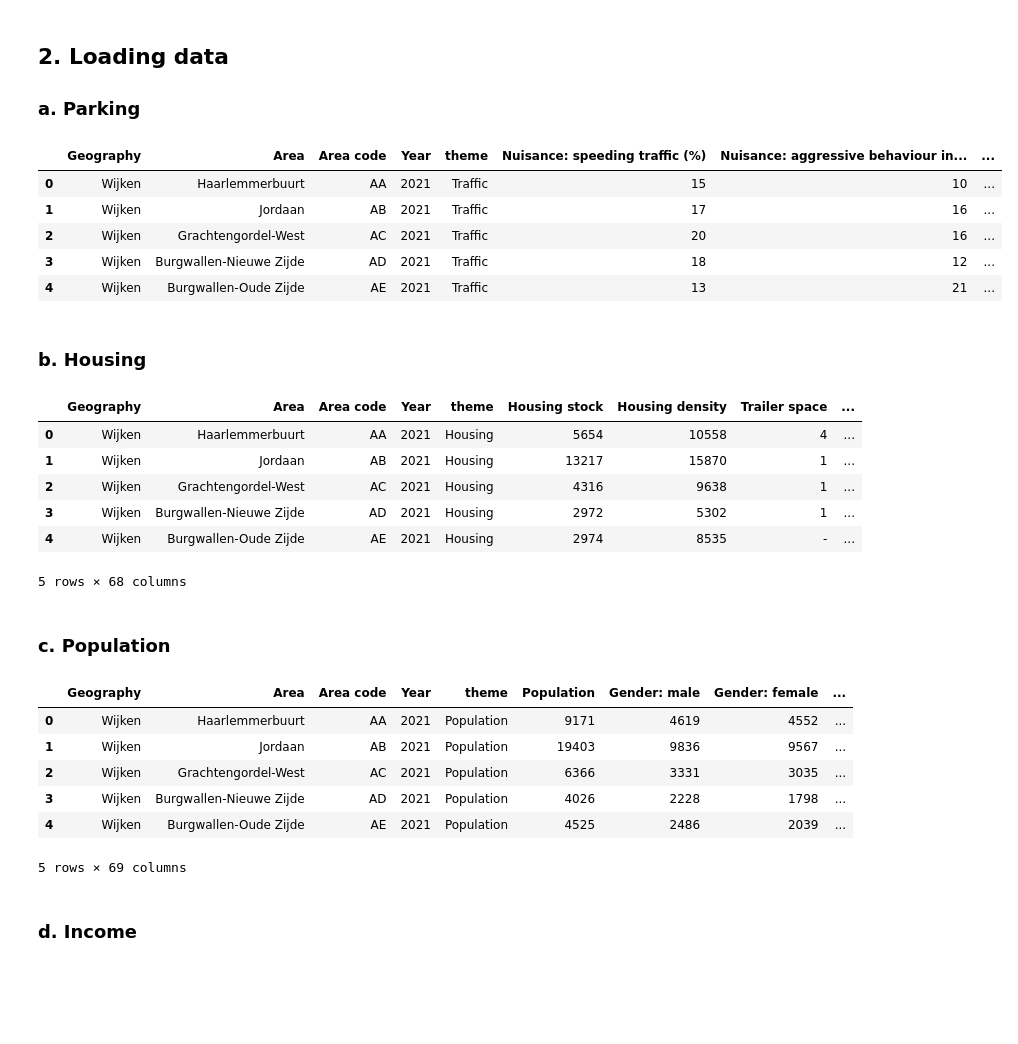
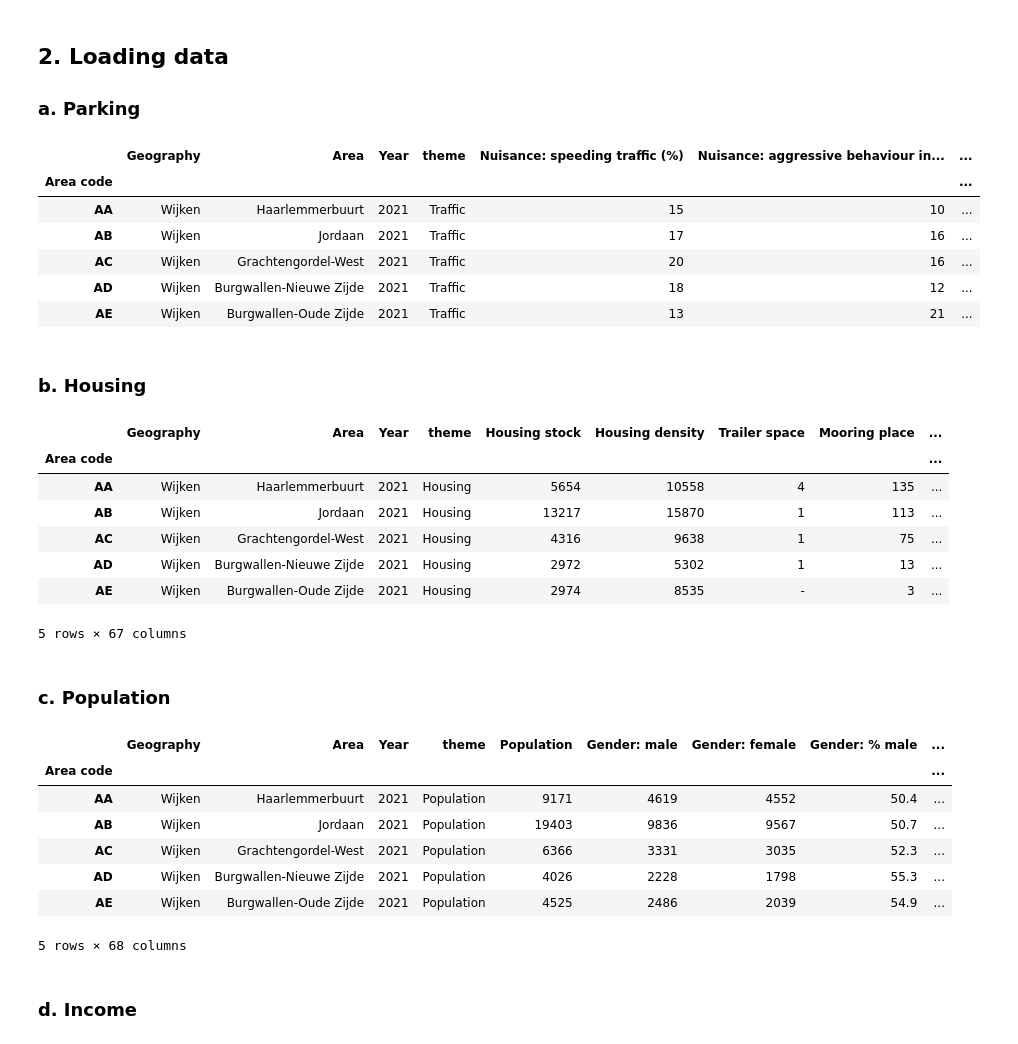
Before and after one commit to mannan272/data1, a Jupyter notebook: hackathon/team13.ipynb, the cells around one changed output. Drawn from its saved outputs; the diff is of its cells as text; code cells hidden in the pictures; blank space fills up the shorter version.

```diff
--- a/hackathon/team13.ipynb
+++ b/hackathon/team13.ipynb
@@ -26,43 +26,46 @@ import matplotlib.pyplot as plt
 
 ### a. Parking
 # %%
-df_parking = pd.read_excel('data/Traffic.xlsx','data')
+df_parking = pd.read_excel('data/Traffic.xlsx','data',index_col = 'Area code')
 
 df_parking.head()
 # %% [output]
-|  | Geography | Area | Area code | Year | theme | Nuisance: speeding traffic (%) | Nuisance: aggressive behaviour in... | ... |
-| 0 | Wijken | Haarlemmerbuurt | AA | 2021 | Traffic | 15 | 10 | ... |
-| 1 | Wijken | Jordaan | AB | 2021 | Traffic | 17 | 16 | ... |
-| 2 | Wijken | Grachtengordel-West | AC | 2021 | Traffic | 20 | 16 | ... |
-| 3 | Wijken | Burgwallen-Nieuwe Zijde | AD | 2021 | Traffic | 18 | 12 | ... |
-| 4 | Wijken | Burgwallen-Oude Zijde | AE | 2021 | Traffic | 13 | 21 | ... |
+|  | Geography | Area | Year | theme | Nuisance: speeding traffic (%) | Nuisance: aggressive behaviour in... | ... |
+| Area code |  |  |  |  |  |  | ... |
+| AA | Wijken | Haarlemmerbuurt | 2021 | Traffic | 15 | 10 | ... |
+| AB | Wijken | Jordaan | 2021 | Traffic | 17 | 16 | ... |
+| AC | Wijken | Grachtengordel-West | 2021 | Traffic | 20 | 16 | ... |
+| AD | Wijken | Burgwallen-Nieuwe Zijde | 2021 | Traffic | 18 | 12 | ... |
+| AE | Wijken | Burgwallen-Oude Zijde | 2021 | Traffic | 13 | 21 | ... |
 # %% [markdown]
 ### b. Housing
 # %%
-df_housing = pd.read_excel('data/Housing.xlsx','data')
+df_housing = pd.read_excel('data/Housing.xlsx','data',index_col = 'Area code')
 
 df_housing.head()
 # %% [output]
-|  | Geography | Area | Area code | Year | theme | Housing stock | Housing density | Trailer space | ... |
-| 0 | Wijken | Haarlemmerbuurt | AA | 2021 | Housing | 5654 | 10558 | 4 | ... |
-| 1 | Wijken | Jordaan | AB | 2021 | Housing | 13217 | 15870 | 1 | ... |
-| 2 | Wijken | Grachtengordel-West | AC | 2021 | Housing | 4316 | 9638 | 1 | ... |
-| 3 | Wijken | Burgwallen-Nieuwe Zijde | AD | 2021 | Housing | 2972 | 5302 | 1 | ... |
-| 4 | Wijken | Burgwallen-Oude Zijde | AE | 2021 | Housing | 2974 | 8535 | - | ... |
+|  | Geography | Area | Year | theme | Housing stock | Housing density | Trailer space | Mooring place | ... |
+| Area code |  |  |  |  |  |  |  |  | ... |
+| AA | Wijken | Haarlemmerbuurt | 2021 | Housing | 5654 | 10558 | 4 | 135 | ... |
+| AB | Wijken | Jordaan | 2021 | Housing | 13217 | 15870 | 1 | 113 | ... |
+| AC | Wijken | Grachtengordel-West | 2021 | Housing | 4316 | 9638 | 1 | 75 | ... |
+| AD | Wijken | Burgwallen-Nieuwe Zijde | 2021 | Housing | 2972 | 5302 | 1 | 13 | ... |
+| AE | Wijken | Burgwallen-Oude Zijde | 2021 | Housing | 2974 | 8535 | - | 3 | ... |
-5 rows × 68 columns
+5 rows × 67 columns
 # %% [markdown]
 ### c. Population
 # %%
-df_population = pd.read_excel('data/Population.xlsx','data')
+df_population = pd.read_excel('data/Population.xlsx','data',index_col = 'Area code')
 df_population.head()
 # %% [output]
-|  | Geography | Area | Area code | Year | theme | Population | Gender: male | Gender: female | ... |
-| 0 | Wijken | Haarlemmerbuurt | AA | 2021 | Population | 9171 | 4619 | 4552 | ... |
-| 1 | Wijken | Jordaan | AB | 2021 | Population | 19403 | 9836 | 9567 | ... |
-| 2 | Wijken | Grachtengordel-West | AC | 2021 | Population | 6366 | 3331 | 3035 | ... |
-| 3 | Wijken | Burgwallen-Nieuwe Zijde | AD | 2021 | Population | 4026 | 2228 | 1798 | ... |
-| 4 | Wijken | Burgwallen-Oude Zijde | AE | 2021 | Population | 4525 | 2486 | 2039 | ... |
+|  | Geography | Area | Year | theme | Population | Gender: male | Gender: female | Gender: % male | ... |
+| Area code |  |  |  |  |  |  |  |  | ... |
+| AA | Wijken | Haarlemmerbuurt | 2021 | Population | 9171 | 4619 | 4552 | 50.4 | ... |
+| AB | Wijken | Jordaan | 2021 | Population | 19403 | 9836 | 9567 | 50.7 | ... |
+| AC | Wijken | Grachtengordel-West | 2021 | Population | 6366 | 3331 | 3035 | 52.3 | ... |
+| AD | Wijken | Burgwallen-Nieuwe Zijde | 2021 | Population | 4026 | 2228 | 1798 | 55.3 | ... |
+| AE | Wijken | Burgwallen-Oude Zijde | 2021 | Population | 4525 | 2486 | 2039 | 54.9 | ... |
-5 rows × 69 columns
+5 rows × 68 columns
 # %% [markdown]
 ### d. Income
 # %%
```
Also changed, not shown: parts of 11 cells of this notebook, 1 other file.
